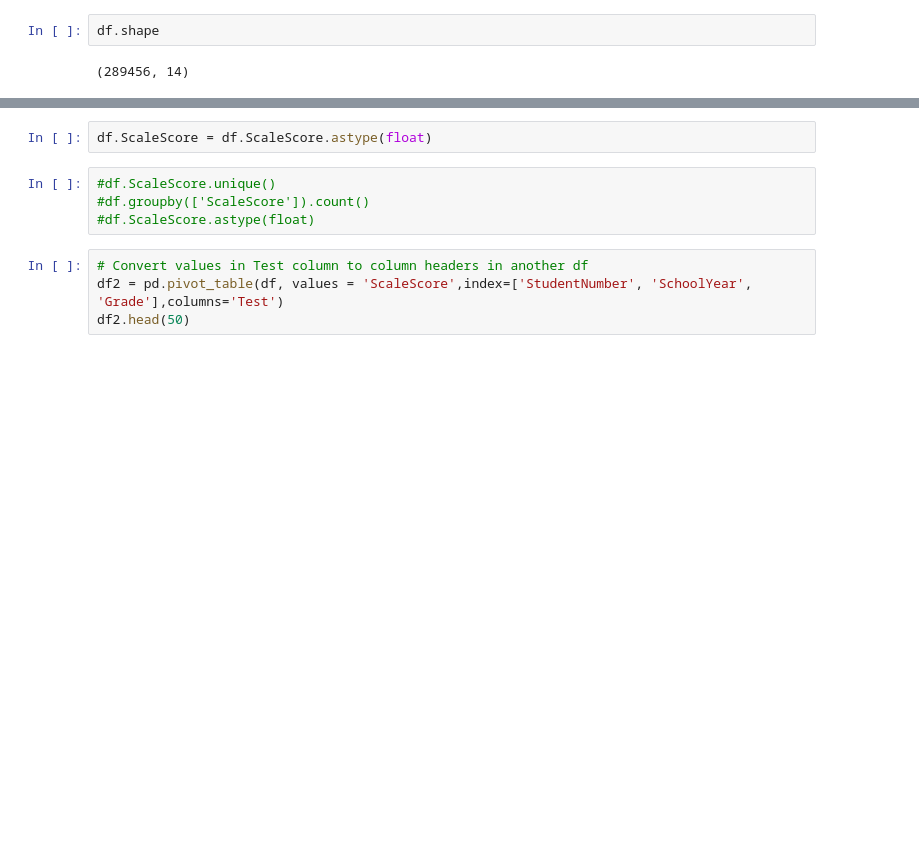
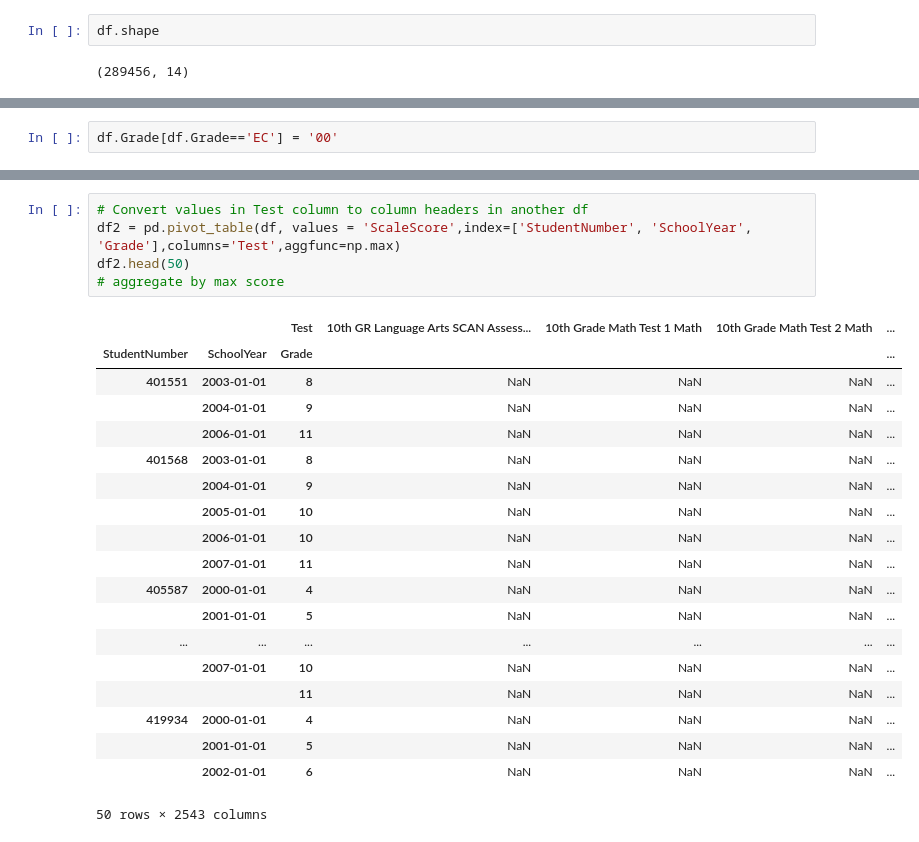
Before and after one commit to jeff326/Education-Outcomes-for-DHH-children-in-DPS, a Jupyter notebook: Coady_Capstone_DataExp.ipynb, the cells around one changed output, grey strips where cells are left out. Cells and saved outputs as stored; diff of their text form; blank space fills up the shorter version.

```diff
--- a/Coady_Capstone_DataExp.ipynb
+++ b/Coady_Capstone_DataExp.ipynb
@@ -30,0 +169,2 @@ df.head()
+# %%
+df.Grade[df.Grade=='EC'] = '00'
@@ -137,12 +197,27 @@ Namespaces are one honking great idea -- let's do more of those!
-# %%
-df.ScaleScore = df.ScaleScore.astype(float)
-# %%
-#df.ScaleScore.unique()
-#df.groupby(['ScaleScore']).count()
-#df.ScaleScore.astype(float)
 # %%
 # Convert values in Test column to column headers in another df
-df2 = pd.pivot_table(df, values = 'ScaleScore',index=['StudentNumber', 'SchoolYear', 'Grade'],columns='Test')
+df2 = pd.pivot_table(df, values = 'ScaleScore',index=['StudentNumber', 'SchoolYear', 'Grade'],columns='Test',aggfunc=np.max)
 df2.head(50)
+# aggregate by max score
+# %% [output]
+|  |  | Test | 10th GR Language Arts SCAN Assess... | 10th Grade Math Test 1 Math | 10th Grade Math Test 2 Math | ... |
+| StudentNumber | SchoolYear | Grade |  |  |  | ... |
+| 401551 | 2003-01-01 | 8 | NaN | NaN | NaN | ... |
+|  | 2004-01-01 | 9 | NaN | NaN | NaN | ... |
+|  | 2006-01-01 | 11 | NaN | NaN | NaN | ... |
+| 401568 | 2003-01-01 | 8 | NaN | NaN | NaN | ... |
+|  | 2004-01-01 | 9 | NaN | NaN | NaN | ... |
+|  | 2005-01-01 | 10 | NaN | NaN | NaN | ... |
+|  | 2006-01-01 | 10 | NaN | NaN | NaN | ... |
+|  | 2007-01-01 | 11 | NaN | NaN | NaN | ... |
+| 405587 | 2000-01-01 | 4 | NaN | NaN | NaN | ... |
+|  | 2001-01-01 | 5 | NaN | NaN | NaN | ... |
+| ... | ... | ... | ... | ... | ... | ... |
+|  | 2007-01-01 | 10 | NaN | NaN | NaN | ... |
+|  |  | 11 | NaN | NaN | NaN | ... |
+| 419934 | 2000-01-01 | 4 | NaN | NaN | NaN | ... |
+|  | 2001-01-01 | 5 | NaN | NaN | NaN | ... |
+|  | 2002-01-01 | 6 | NaN | NaN | NaN | ... |
+50 rows × 2543 columns
 # %%
 df2.shape
```
Also changed, not shown: parts of 95 cells of this notebook, 4 other files.
